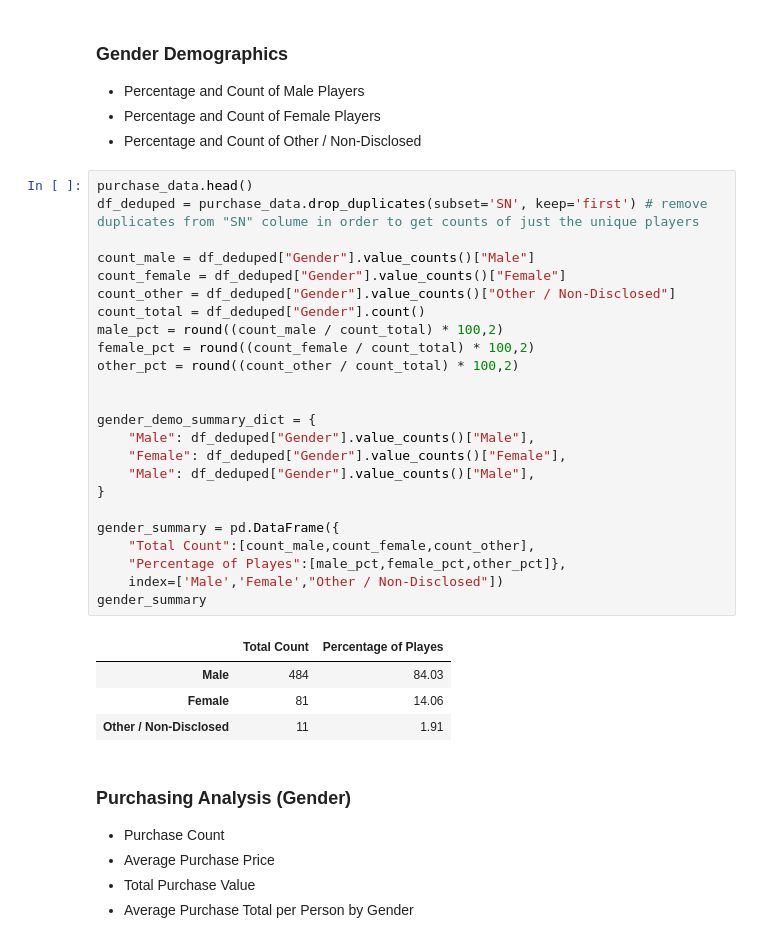
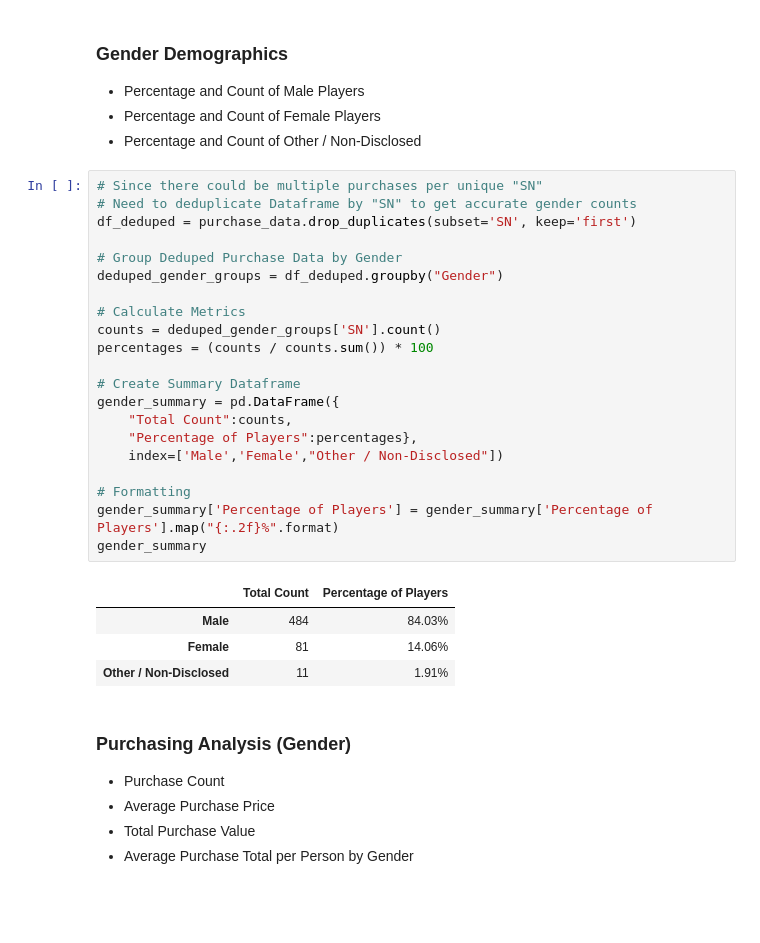
Before and after one commit to gfidanli/pandas-Heroes-of-Pymoli, a Jupyter notebook: Analysis.ipynb, the cells around one changed output. Saved outputs shown, nothing was run; the diff lists cells and outputs as text; blank space fills up the shorter version.

Commit message:
Update formatting and clean code

```diff
--- a/Analysis.ipynb
+++ b/Analysis.ipynb
@@ -54,35 +57,32 @@ summary.head()
 * Percentage and Count of Male Players
 * Percentage and Count of Female Players
 * Percentage and Count of Other / Non-Disclosed
-# %%
-purchase_data.head()
-df_deduped = purchase_data.drop_duplicates(subset='SN', keep='first') # remove duplicates from "SN" colume in order to get counts of just the unique players
-
-count_male = df_deduped["Gender"].value_counts()["Male"]
-count_female = df_deduped["Gender"].value_counts()["Female"]
-count_other = df_deduped["Gender"].value_counts()["Other / Non-Disclosed"]
-count_total = df_deduped["Gender"].count()
-male_pct = round((count_male / count_total) * 100,2)
-female_pct = round((count_female / count_total) * 100,2)
-other_pct = round((count_other / count_total) * 100,2)
-
-
-gender_demo_summary_dict = {
-    "Male": df_deduped["Gender"].value_counts()["Male"],
-    "Female": df_deduped["Gender"].value_counts()["Female"],
-    "Male": df_deduped["Gender"].value_counts()["Male"],
-}
-
-gender_summary = pd.DataFrame({
-    "Total Count":[count_male,count_female,count_other],
-    "Percentage of Playes":[male_pct,female_pct,other_pct]},
-    index=['Male','Female',"Other / Non-Disclosed"])
-gender_summary
-# %% [output]
-|  | Total Count | Percentage of Playes |
-| Male | 484 | 84.03 |
-| Female | 81 | 14.06 |
-| Other / Non-Disclosed | 11 | 1.91 |
+# %%
+# Since there could be multiple purchases per unique "SN"
+# Need to deduplicate Dataframe by "SN" to get accurate gender counts
+df_deduped = purchase_data.drop_duplicates(subset='SN', keep='first')
+
+# Group Deduped Purchase Data by Gender
+deduped_gender_groups = df_deduped.groupby("Gender")
+
+# Calculate Metrics
+counts = deduped_gender_groups['SN'].count()
+percentages = (counts / counts.sum()) * 100
+
+# Create Summary Dataframe
+gender_summary = pd.DataFrame({
+    "Total Count":counts,
+    "Percentage of Players":percentages},
+    index=['Male','Female',"Other / Non-Disclosed"])
+
+# Formatting
+gender_summary['Percentage of Players'] = gender_summary['Percentage of Players'].map("{:.2f}%".format)
+gender_summary
+# %% [output]
+|  | Total Count | Percentage of Players |
+| Male | 484 | 84.03% |
+| Female | 81 | 14.06% |
+| Other / Non-Disclosed | 11 | 1.91% |
 # %% [markdown]
 ### Purchasing Analysis (Gender)
 * Purchase Count
```
Also changed, not shown: parts of 10 cells of this notebook.
